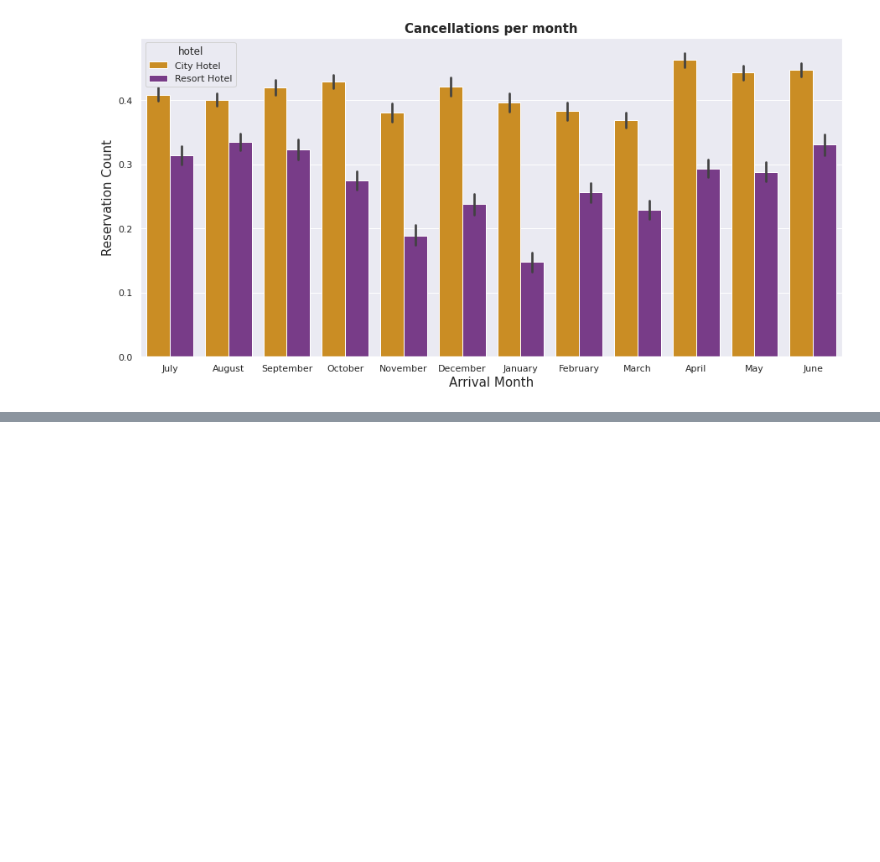
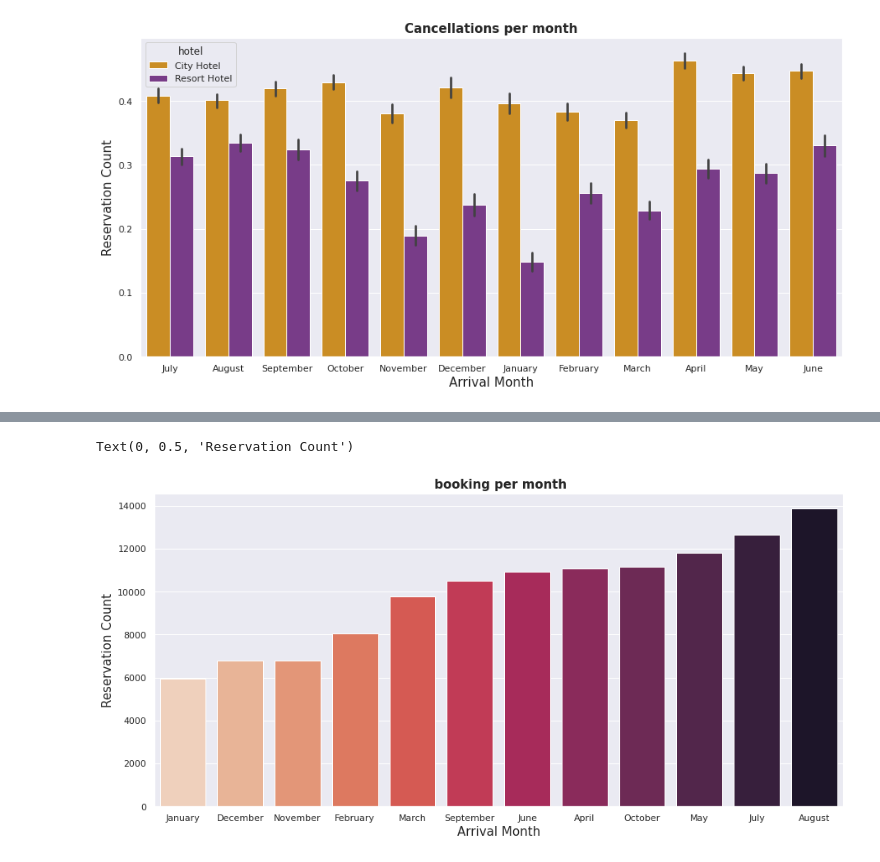
Before and after one commit to Tanjul5/World-Bank-Education-EDA-capston-1, a Jupyter notebook: Copy_of_Hotel_Booking_Analysis_Capstone_Project.ipynb, the cells around one changed output, grey strips where cells are left out. Drawn from its saved outputs; the diff is of its cells as text; code cells hidden in the pictures; blank space fills up the shorter version.

```diff
--- a/Copy_of_Hotel_Booking_Analysis_Capstone_Project.ipynb
+++ b/Copy_of_Hotel_Booking_Analysis_Capstone_Project.ipynb
@@ -277,0 +293,12 @@ Text(0, 0.5, 'Reservation Count')
+# %%
+fig, ax = plt.subplots(figsize = (15,7))
+
+x = Hotel_book_df.groupby('arrival_date_month')['arrival_date_month'].count().sort_values()
+y = x.index.get_level_values(0)
+sns.barplot(y, x, palette="rocket_r")
+plt.title(' booking per month', weight='bold',size = 15)
+plt.xlabel('Arrival Month', size = 15)
+plt.ylabel('Reservation Count', size = 15)
+# %% [output]
+Text(0, 0.5, 'Reservation Count')
+[figure, added]
```
Also changed, not shown: parts of 22 cells of this notebook.
